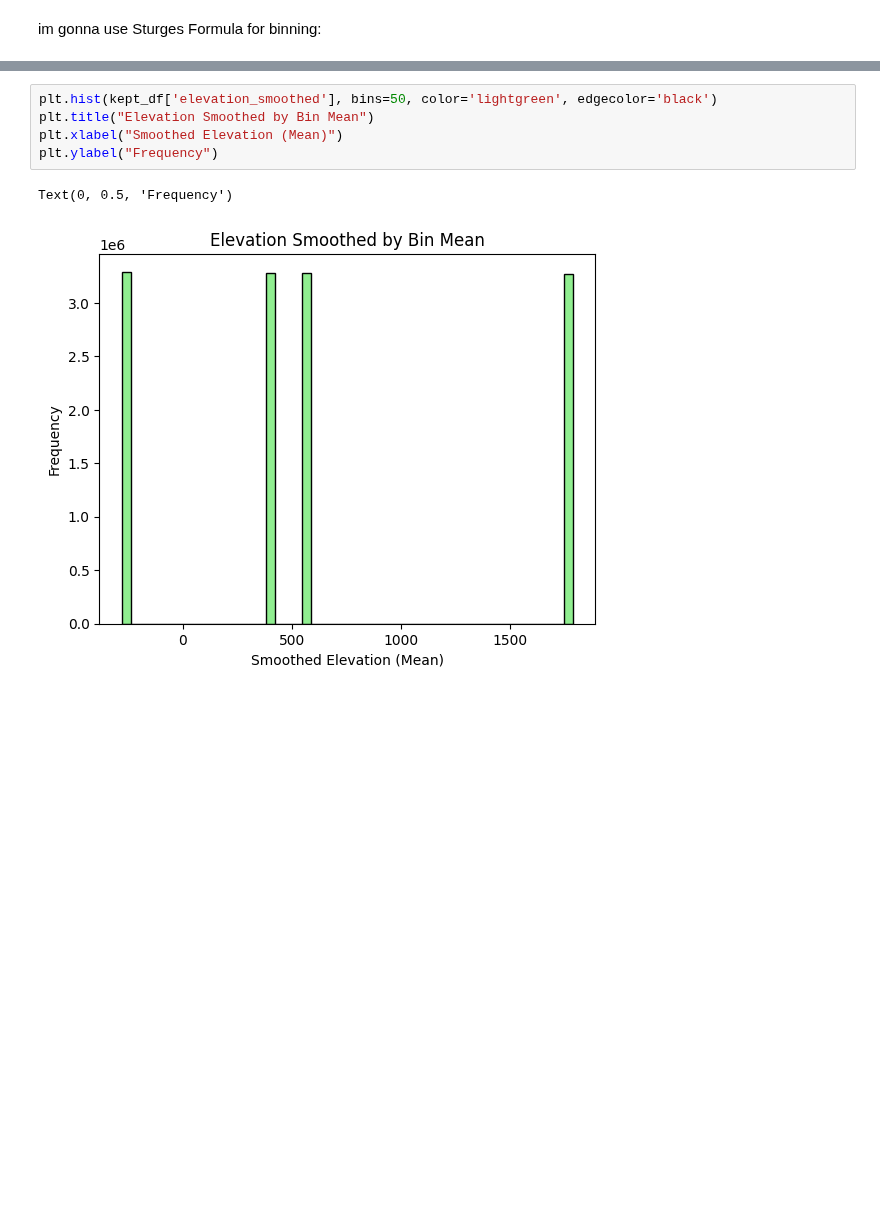
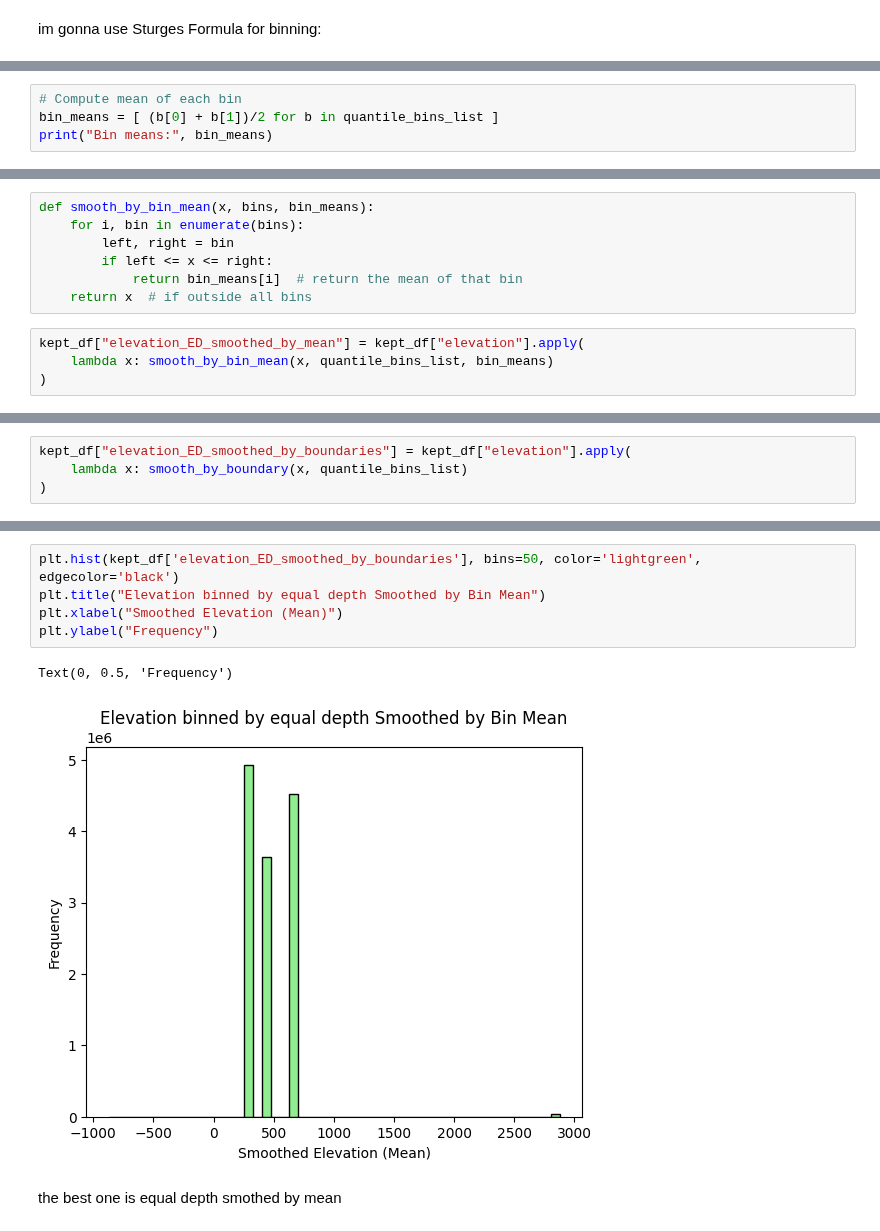
Before and after one commit to b-fatma/S2I-DM, a Jupyter notebook: src/preprocessing/elevation.ipynb, the cells around one changed output, grey strips where cells are left out. Drawn from its saved outputs; the diff is of its cells as text; blank space fills up the shorter version.

Commit message:
preprocessing elevation+climate

```diff
--- a/src/preprocessing/elevation.ipynb
+++ b/src/preprocessing/elevation.ipynb
@@ -196,0 +259,4 @@ See the caveats in the documentation: https://pandas.pydata.org/pandas-docs/stab
+# %%
+# Compute mean of each bin
+bin_means = [ (b[0] + b[1])/2 for b in quantile_bins_list ]
+print("Bin means:", bin_means)
@@ -196,0 +265,11 @@ See the caveats in the documentation: https://pandas.pydata.org/pandas-docs/stab
+# %%
+def smooth_by_bin_mean(x, bins, bin_means):
+    for i, bin in enumerate(bins):
+        left, right = bin
+        if left <= x <= right:
+            return bin_means[i]  # return the mean of that bin
+    return x  # if outside all bins
+# %%
+kept_df["elevation_ED_smoothed_by_mean"] = kept_df["elevation"].apply(
+    lambda x: smooth_by_bin_mean(x, quantile_bins_list, bin_means)
+)
@@ -208,0 +304,4 @@ plt.show()
+# %%
+kept_df["elevation_ED_smoothed_by_boundaries"] = kept_df["elevation"].apply(
+    lambda x: smooth_by_boundary(x, quantile_bins_list)
+)
@@ -209,11 +326,13 @@ plt.show()
 # %%
-plt.hist(kept_df['elevation_smoothed'], bins=50, color='lightgreen', edgecolor='black')
-plt.title("Elevation Smoothed by Bin Mean")
+plt.hist(kept_df['elevation_ED_smoothed_by_boundaries'], bins=50, color='lightgreen', edgecolor='black')
+plt.title("Elevation binned by equal depth Smoothed by Bin Mean")
 plt.xlabel("Smoothed Elevation (Mean)")
 plt.ylabel("Frequency")
 # %% [output]
 Text(0, 0.5, 'Frequency')
-[figure, old version]
+[figure, new version]
+# %% [markdown]
+the best one is equal depth smothed by mean
 # %%
 kept_df.head()
 # %% [output]
```
Also changed, not shown: parts of 27 cells of this notebook, 3 other files.
